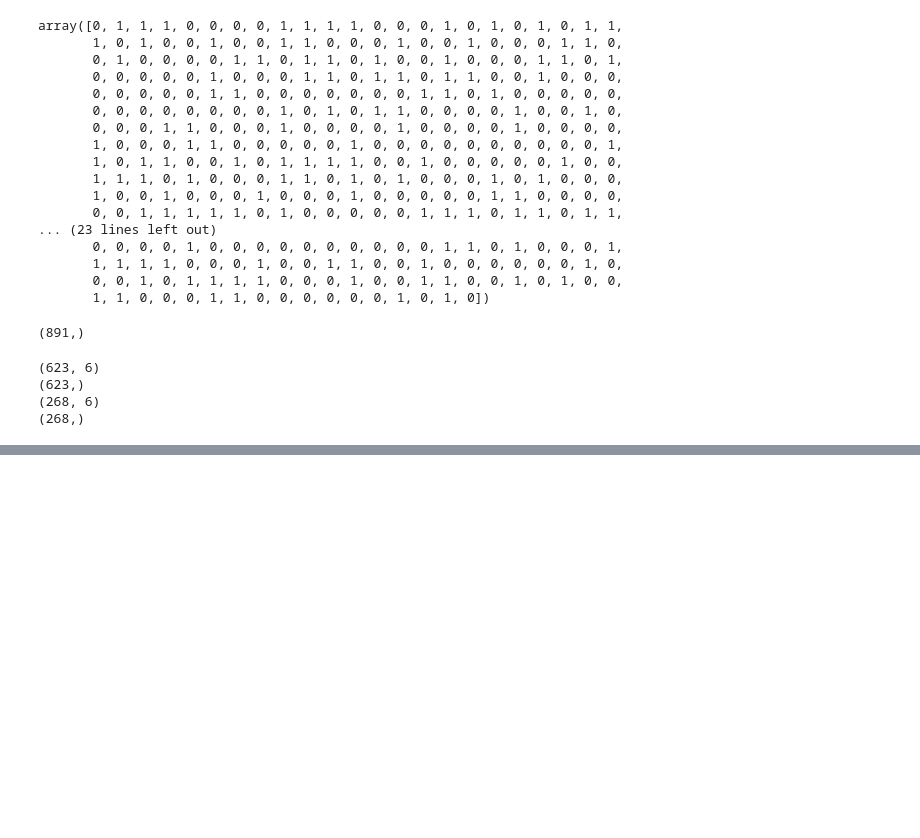
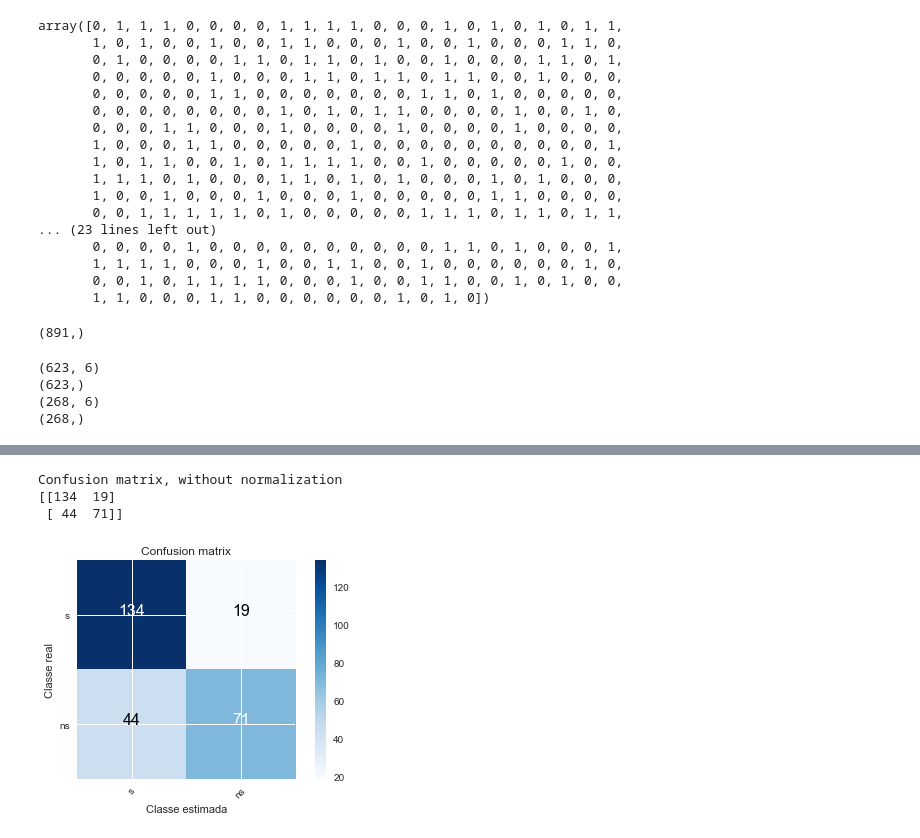
Before and after one commit to luanrubensf/titanic-ml, a Jupyter notebook: machine-learning.ipynb, the cells around one changed output, grey strips where cells are left out. Saved outputs shown, nothing was run; the diff lists cells and outputs as text; code cells hidden in the pictures; blank space fills up the shorter version.

```diff
--- a/machine-learning.ipynb
+++ b/machine-learning.ipynb
@@ -184 +257,8 @@ mlp_model = MLPClassifier(activation='logistic',
+# %%
+rf_model = RandomForestClassifier(
+    n_estimators=1000,
+    max_depth=None,
+    max_features='log2',
+    random_state=random_state
+)
 # %%
@@ -194,3 +273,3 @@ MLPClassifier(activation='logistic', alpha=0.0001, batch_size='auto',
 # %%
-predictions_mlp = mlp_model.predict(X_test)
+predictions_rf = rf_model.predict(X_test)
 # %%
@@ -204,0 +292,8 @@ avg / total       0.64      0.65      0.63       268
+# %%
+cm_random = confusion_matrix(y_test, predictions_rf)
+plot_confusion_matrix(cm_random, ['s', 'ns'], font_size=16)
+# %% [output]
+Confusion matrix, without normalization
+[[134  19]
+ [ 44  71]]
+[figure, added]
```
Also changed, not shown: parts of 24 cells of this notebook, 1 other file.
